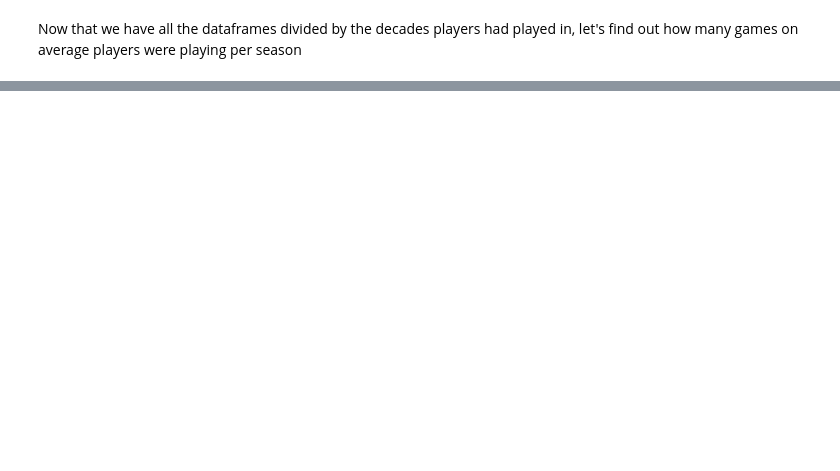
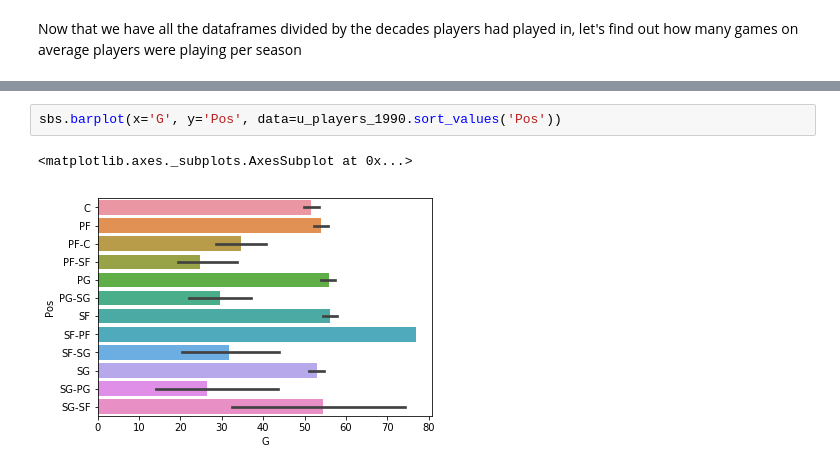
Before and after one commit to C3NZ/NBA-analysis, a Jupyter notebook: Exploring the NBA.ipynb, the cells around one changed output, grey strips where cells are left out. Saved outputs shown, nothing was run; the diff lists cells and outputs as text; blank space fills up the shorter version.

```diff
--- a/Exploring the NBA.ipynb
+++ b/Exploring the NBA.ipynb
@@ -80,0 +136,5 @@ player_stats.Pos.value_counts().plot(kind='bar', y='Pos')
+# %%
+sbs.barplot(x='G', y='Pos', data=u_players_1990.sort_values('Pos'))
+# %% [output]
+<matplotlib.axes._subplots.AxesSubplot at 0x...>
+[figure, added]
```
Also changed, not shown: parts of 45 cells of this notebook.
